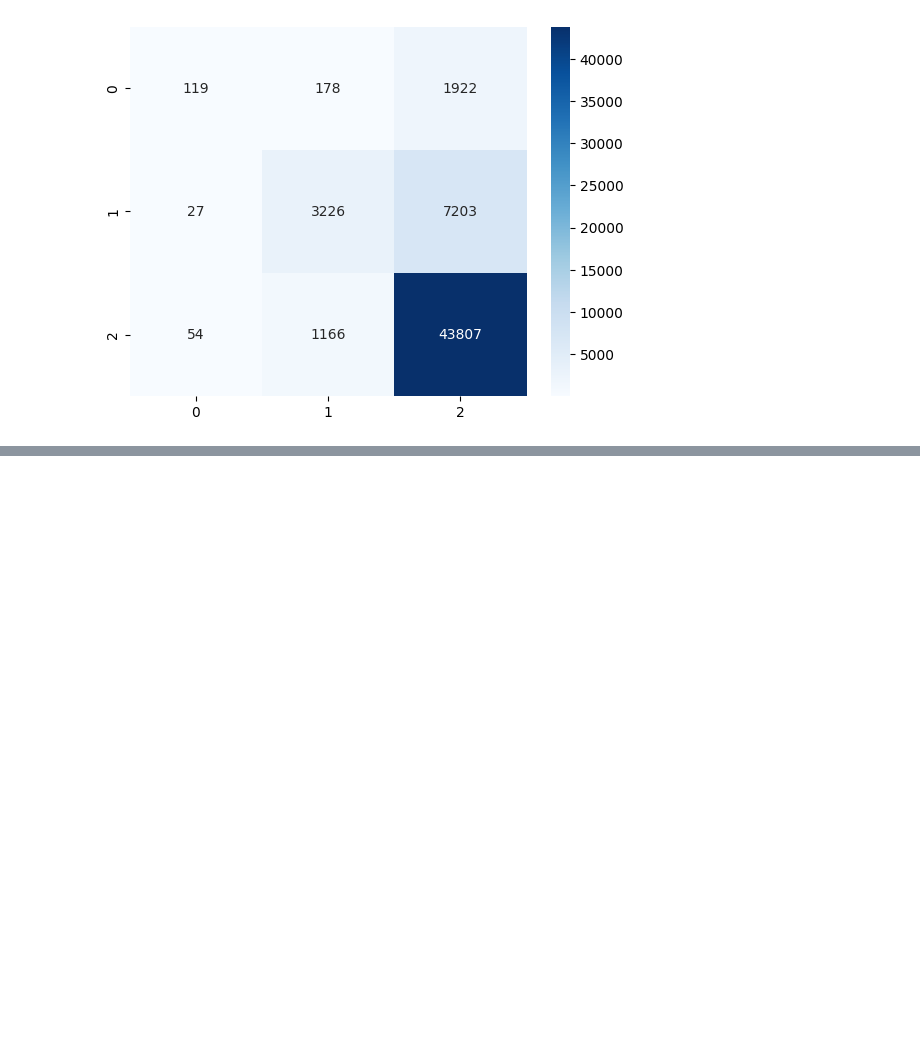
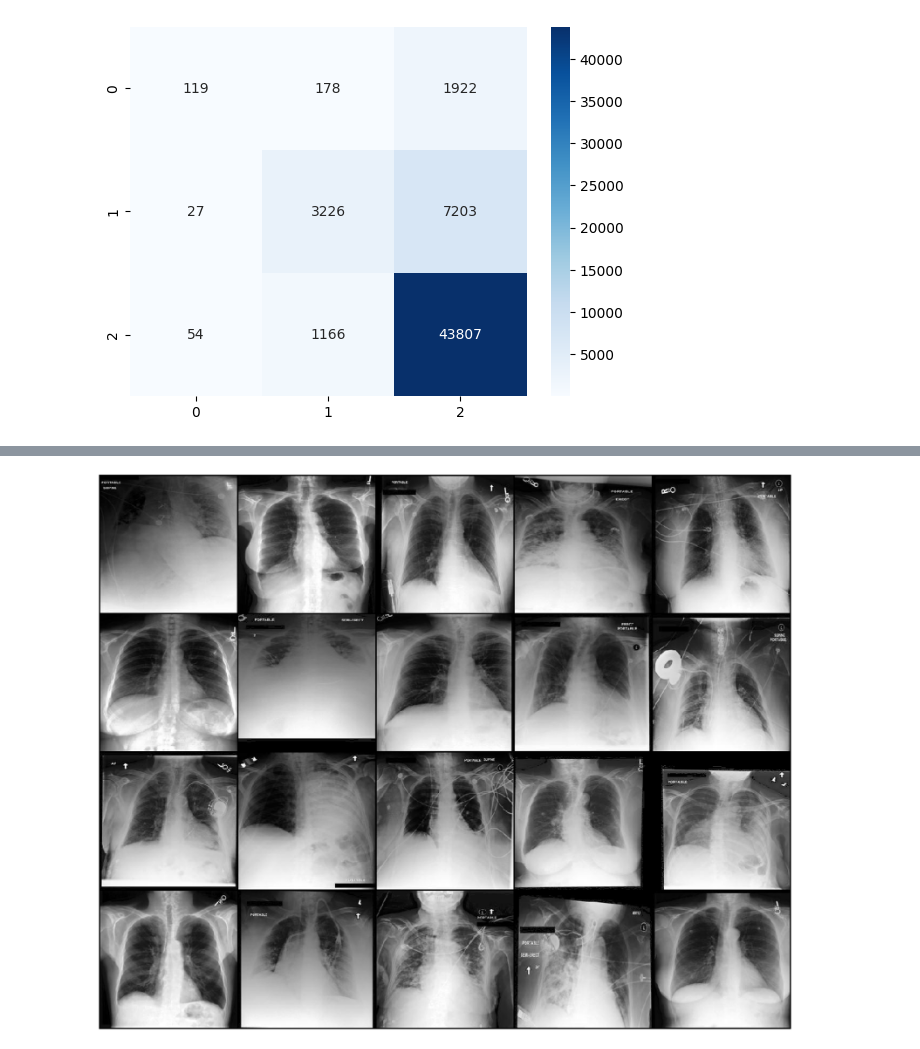
Before and after one commit to Anthonyma0706/CXR_MIMIC_CV, a Jupyter notebook: evaluate.ipynb, the cells around one changed output, grey strips where cells are left out. Cells and saved outputs as stored; diff of their text form; code cells hidden in the pictures; blank space fills up the shorter version.

```diff
--- a/evaluate.ipynb
+++ b/evaluate.ipynb
@@ -678,0 +768,38 @@ weighted avg       0.80      0.82      0.78     57702
+# %%
+def load_image(img_path, resize=True):
+	# convert image from BGR to RGB
+  # src = cv2.imread(img_path)
+  img = keras.preprocessing.image.load_img(img_path,
+                                    target_size= (224,224, 3))
+  img = np.array(img)
+  return img
+
+# draw a grid of images
+def show_sign_grid_from_paths(image_paths):
+  images = [load_image(img) for img in image_paths]
+# convert numpy array to a single tensor
+  images = torch.as_tensor(images)#, dtype=int)
+  images = images.permute(0, 3, 1, 2)
+  grid_img = torchvision.utils.make_grid(images, nrow=5)
+  plt.figure(figsize=(30, 30))
+  plt.imshow(grid_img.permute(1, 2, 0))
+  plt.axis('off');
+
+def show_sign_grid(images, nrow = 5):
+  #images = [load_image(img) for img in image_paths]
+  images = [np.asarray(im) for im in images]
+  # convert numpy array to a single tensor
+  images = torch.as_tensor(images)#, dtype=int)
+  images = images.permute(0, 3, 1, 2)
+  grid_img = torchvision.utils.make_grid(images, nrow=nrow)
+  plt.figure(figsize=(30, 30))
+  plt.imshow(grid_img.permute(1, 2, 0))
+  plt.axis('off');
+# %%
+DIR = 'data/All/images/white/test/WHITE'
+image_paths = [f'{DIR}/{file}' for file in os.listdir(DIR)]
+
+image_paths = image_paths[:20]
+show_sign_grid(image_paths)
+# %% [output]
+[figure, added]
```
Also changed, not shown: parts of 10 cells of this notebook, 1 other file.
